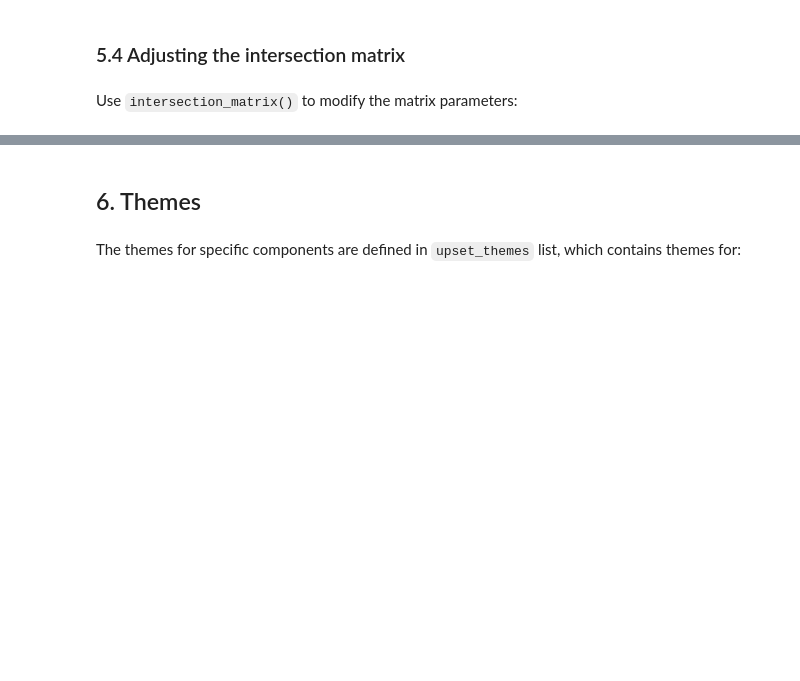
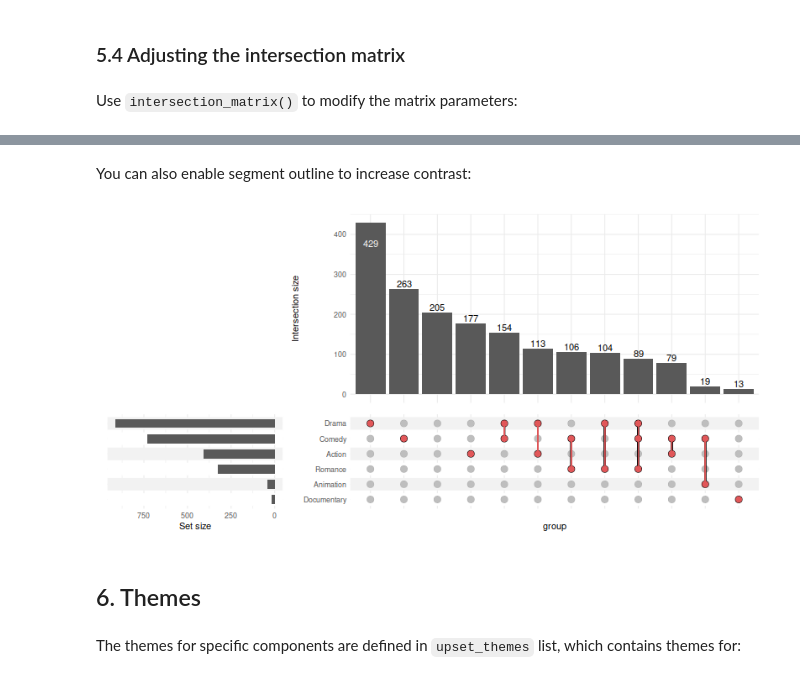
Before and after one commit to krassowski/complex-upset, a Jupyter notebook: vignettes/Examples.ipynb, the cells around one changed output, grey strips where cells are left out. Drawn from its saved outputs; the diff is of its cells as text; code cells hidden in the pictures; blank space fills up the shorter version.

Commit message:
Add `segment_outline` option

```diff
--- a/vignettes/Examples.ipynb
+++ b/vignettes/Examples.ipynb
@@ -1008,3 +1009,21 @@ upset(
+# %% [markdown]
+You can also enable segment outline to increase contrast:
+# %%
+%%R -w 800 -h 400
+upset(
+    movies, genres, min_size=10,
+    matrix=intersection_matrix(
+        segment_outline=0.9,
+        segment=geom_segment(color='#e15759'),
+        outline_color=list(active="black", inactive="grey70"),
+    ) + scale_color_manual(
+        values=c('TRUE'='#e15759', 'FALSE'='grey'),
+        na.value='transparent',
+        guide='none'
+    )
+)
+# %% [output]
+[figure, added]
 # %% [markdown]
 ## 6. Themes
 # %% [markdown]
```
Also changed, not shown: parts of 8 cells of this notebook, 1 other file.
